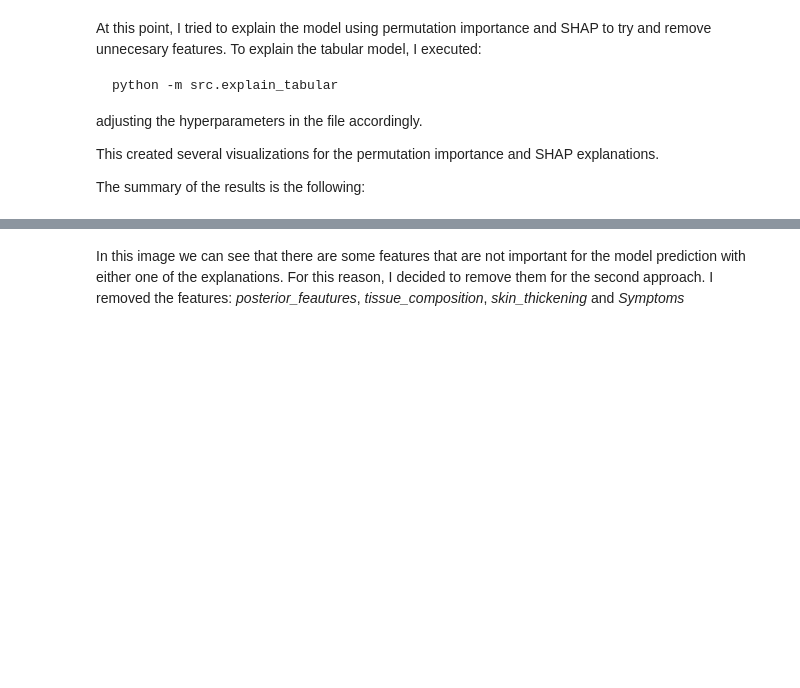
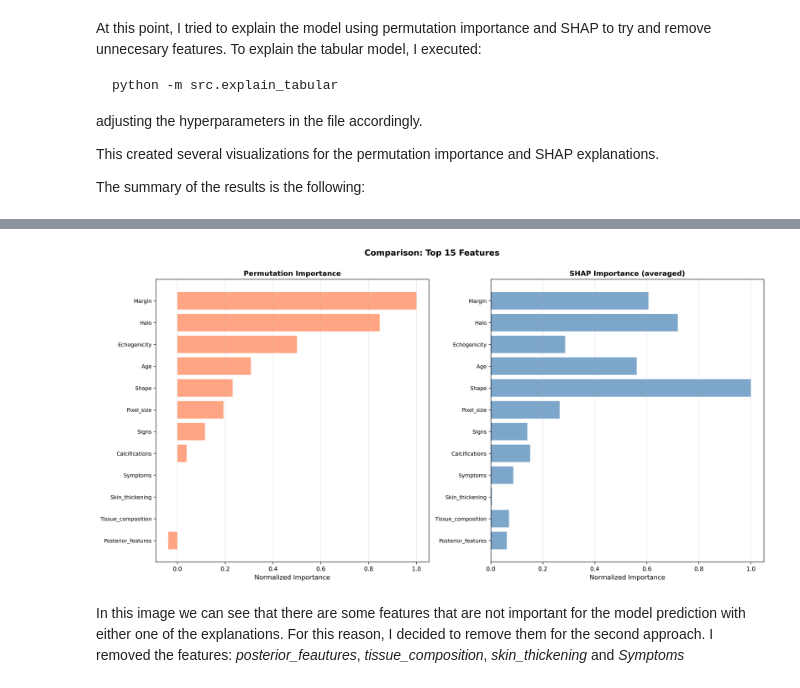
Before and after one commit to ICAI-IMAT-XAI/final-project-sofiapedros, a Jupyter notebook: notebooks/tabular_model.ipynb, the cells around one changed output, grey strips where cells are left out. Drawn from its saved outputs; the diff is of its cells as text; code cells hidden in the pictures; blank space fills up the shorter version.

Commit message:
Change how to display images so they can be seen correctly

```diff
--- a/notebooks/tabular_model.ipynb
+++ b/notebooks/tabular_model.ipynb
@@ -51,3 +51,7 @@ The summary of the results is the following:
+# %%
+display(Image(filename="../results/explainability_tabular/Tab_model_lr_0.0001_bs_8_hd_(128, 256)_dropout_0.2_encode_True_comparison_perm_vs_shap.png"))
+# %% [output]
+[figure, added]
 # %% [markdown]
 In this image we can see that there are some features that are not important for the model prediction with either one of the explanations.
 For this reason, I decided to remove them for the second approach. I removed the features: *posterior_feautures*, *tissue_composition*, *skin_thickening* and *Symptoms*
```
Also changed, not shown: parts of 24 cells of this notebook.
